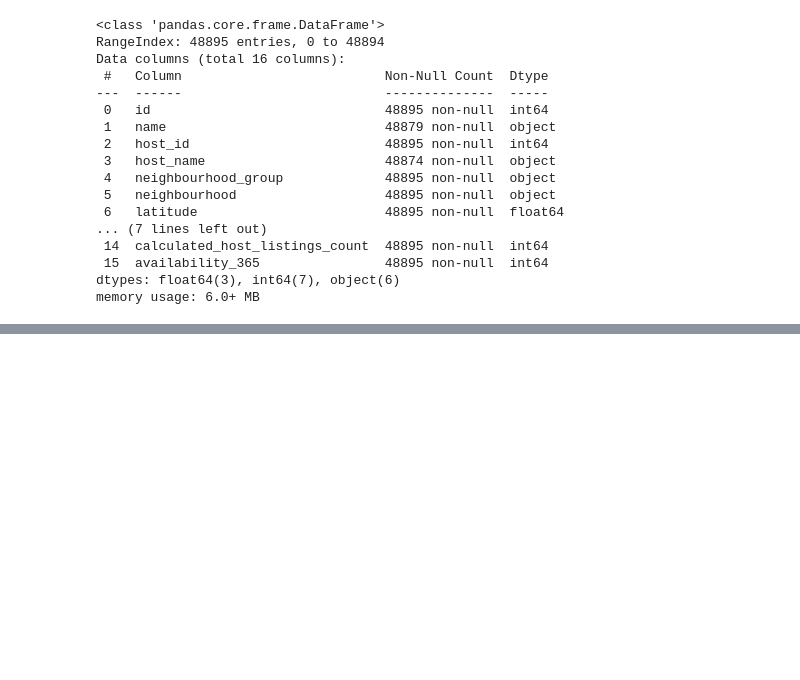
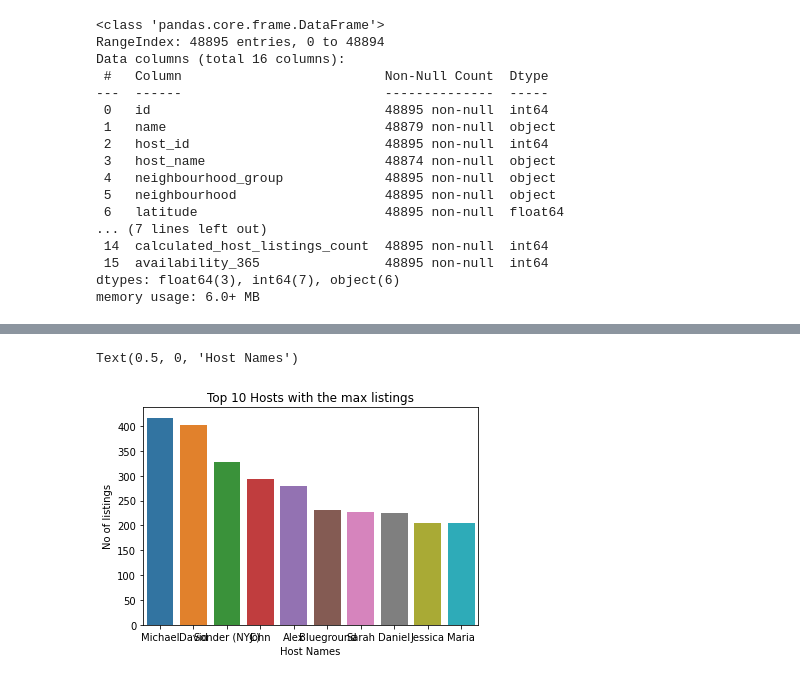
Before and after one commit to VaideswarReddy/Airbnb_data_analysis, a Jupyter notebook: Vaideswar_Reddy_Team_4_Capstone_Project.ipynb, the cells around one changed output, grey strips where cells are left out. Saved outputs shown, nothing was run; the diff lists cells and outputs as text; code cells hidden in the pictures; blank space fills up the shorter version.

```diff
--- a/Vaideswar_Reddy_Team_4_Capstone_Project.ipynb
+++ b/Vaideswar_Reddy_Team_4_Capstone_Project.ipynb
@@ -81,0 +128,4 @@ Name: neighbourhood, Length: 221, dtype: int64
+# %%
+df1 = pd.DataFrame(df.host_name.value_counts())
+df1.reset_index(inplace=True)
+df1.head(10)
@@ -81,0 +144,8 @@ Name: neighbourhood, Length: 221, dtype: int64
+# %%
+host_hist=sns.barplot(x='index',y='host_name',data=df1.head(10))
+host_hist.set_title('Top 10 Hosts with the max listings')
+host_hist.set_ylabel('No of listings')
+host_hist.set_xlabel('Host Names')
+# %% [output]
+Text(0.5, 0, 'Host Names')
+[figure, added]
```
Also changed, not shown: parts of 19 cells of this notebook.
